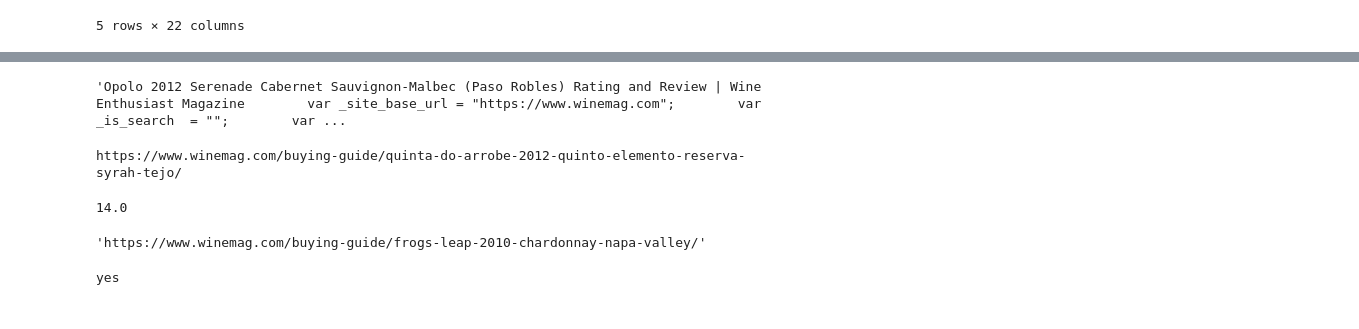
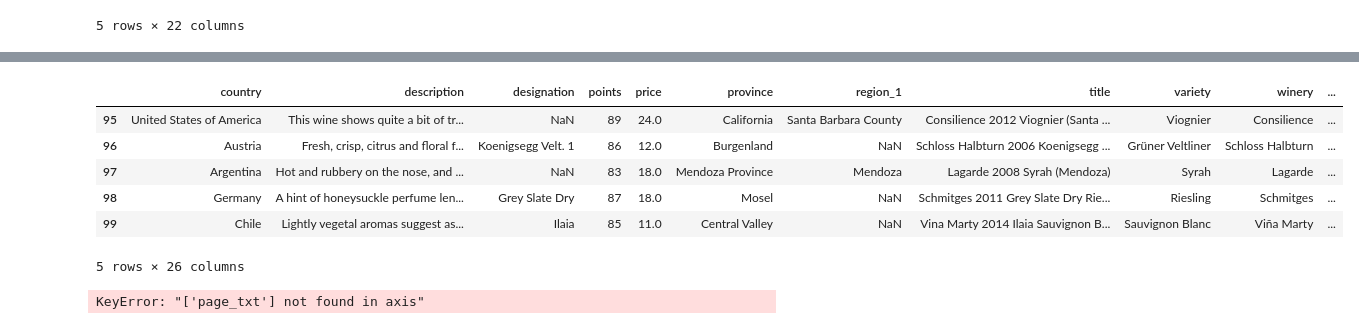
Before and after one commit to rhardis/6414_project, a Jupyter notebook: ipynbs/append_wine_scrape.ipynb, the cells around one changed output, grey strips where cells are left out. Drawn from its saved outputs; the diff is of its cells as text; code cells hidden in the pictures.

Commit message:
small dataset
small dataset

```diff
--- a/ipynbs/append_wine_scrape.ipynb
+++ b/ipynbs/append_wine_scrape.ipynb
@@ -46,5 +93,5 @@ def scrape_page(wine_name):
 # %%
-df = pd.read_csv('sample_2k_wines.csv')
+df = pd.read_csv(os.path.join('..','datasets','sample_2k_wines.csv'))
 df.head()
 # %% [output]
 |  | country | description | designation | points | price | province | region_1 | title | variety | winery | ... |
@@ -80,11 +106,14 @@ def get_category(txt):
 # %%
-df = df.iloc[:10,:]
+df = df.iloc[:100,:]
+df['title'] = df.title.apply(lambda x: convert_to_ascii(x))
 df['page_txt'] = df.title.apply(lambda x: scrape_page(x))
 df['abv'] = df.page_txt.apply(lambda x: get_abv(x))
 df['bottle_size'] = df.page_txt.apply(lambda x: get_bottlesize(x))
 df['category'] = df.page_txt.apply(lambda x: get_category(x))
+df['importer'] = df.page_txt.apply(lambda x: get_importer(x))
+df['importer'] = df.importer.apply(lambda x: convert_to_ascii(x))
 
-df.head(10)
+df.head(5)
 # %% [output]
 frogs-leap-2010-chardonnay-napa-valley
 armida-2009-poizin-zinfandel-sonoma-county
@@ -100,4 +141,0 @@ IndexError: list index out of range
-# %%
-df.page_txt.iloc[9]
-# %% [output]
-'Opolo 2012 Serenade Cabernet Sauvignon-Malbec (Paso Robles) Rating and Review | Wine Enthusiast Magazine        var _site_base_url = "https://www.winemag.com";        var _is_search  = "";        var ...
@@ -106,43 +142,16 @@ purl = df.title.iloc[4]
-# %%
-wine_name = purl
-
-formatted_wine_name = wine_name.replace('\'','')
-formatted_wine_name = formatted_wine_name.replace('(','')
-formatted_wine_name = formatted_wine_name.replace(')','')
-formatted_wine_name = formatted_wine_name.replace(' ','-').lower()
-
-page_url = 'https://www.winemag.com/buying-guide/{}/'.format(formatted_wine_name)
-print(page_url)
-
-retry_count = 0
-
-try:
-    response = session.get(page_url, headers=HEADERS)
-except:
-    retry_count += 1
-    if retry_count <= 3:
-        response = session.get(page_url, headers=HEADERS)
-    else:
-        raise
-
-soup = BeautifulSoup(response.content, 'html.parser')
-txt = soup.get_text().replace('\n','')
-
-abv_txt = re.findall(r'(?<=Alcohol)(.*)(?=%)', txt)[0]
-abv = float(re.findall(r'[0-9]+.?[0-9]+', abv_txt)[0])
-category = re.findall(r'(?<=mlCategory)(.*)(?=Date Published)', txt)[0]
-
-abv
-# %% [output]
-https://www.winemag.com/buying-guide/quinta-do-arrobe-2012-quinto-elemento-reserva-syrah-tejo/
-14.0
-# %%
-'https://www.winemag.com/buying-guide/frogs-leap-2010-chardonnay-napa-valley/'
-# %% [output]
-'https://www.winemag.com/buying-guide/frogs-leap-2010-chardonnay-napa-valley/'
-# %%
-t = 'Importer Importerz '
-if re.findall(r'(Importer\S)', t):
-    print('yes')
-# %% [output]
-yes
+# %%
+df.tail()
+# %% [output]
+|  | country | description | designation | points | price | province | region_1 | title | variety | winery | ... |
+| 95 | United States of America | This wine shows quite a bit of tr... | NaN | 89 | 24.0 | California | Santa Barbara County | Consilience 2012 Viognier (Santa ... | Viognier | Consilience | ... |
+| 96 | Austria | Fresh, crisp, citrus and floral f... | Koenigsegg Velt. 1 | 86 | 12.0 | Burgenland | NaN | Schloss Halbturn 2006 Koenigsegg ... | Grüner Veltliner | Schloss Halbturn | ... |
+| 97 | Argentina | Hot and rubbery on the nose, and ... | NaN | 83 | 18.0 | Mendoza Province | Mendoza | Lagarde 2008 Syrah (Mendoza) | Syrah | Lagarde | ... |
+| 98 | Germany | A hint of honeysuckle perfume len... | Grey Slate Dry | 87 | 18.0 | Mosel | NaN | Schmitges 2011 Grey Slate Dry Rie... | Riesling | Schmitges | ... |
+| 99 | Chile | Lightly vegetal aromas suggest as... | Ilaia | 85 | 11.0 | Central Valley | NaN | Vina Marty 2014 Ilaia Sauvignon B... | Sauvignon Blanc | Viña Marty | ... |
+5 rows × 26 columns
+# %%
+if 'page_txt' in df.columns:
+df.drop(['page_txt'], axis=0, inplace=True)
+df.to_csv(os.path.join('..','datasets','sample_100.csv'))
+# %% [output]
+KeyError: "['page_txt'] not found in axis"
```
Also changed, not shown: parts of 5 cells of this notebook, 2 other files.
